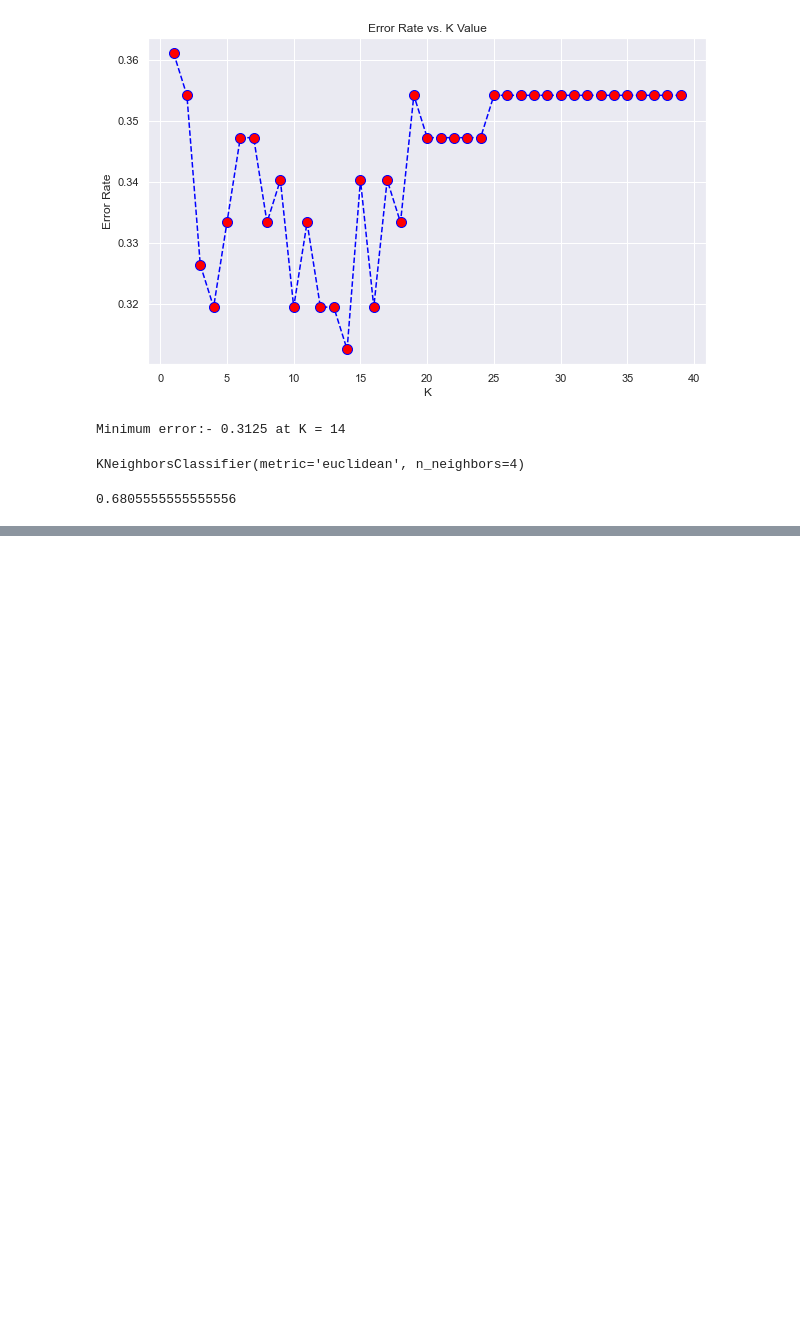
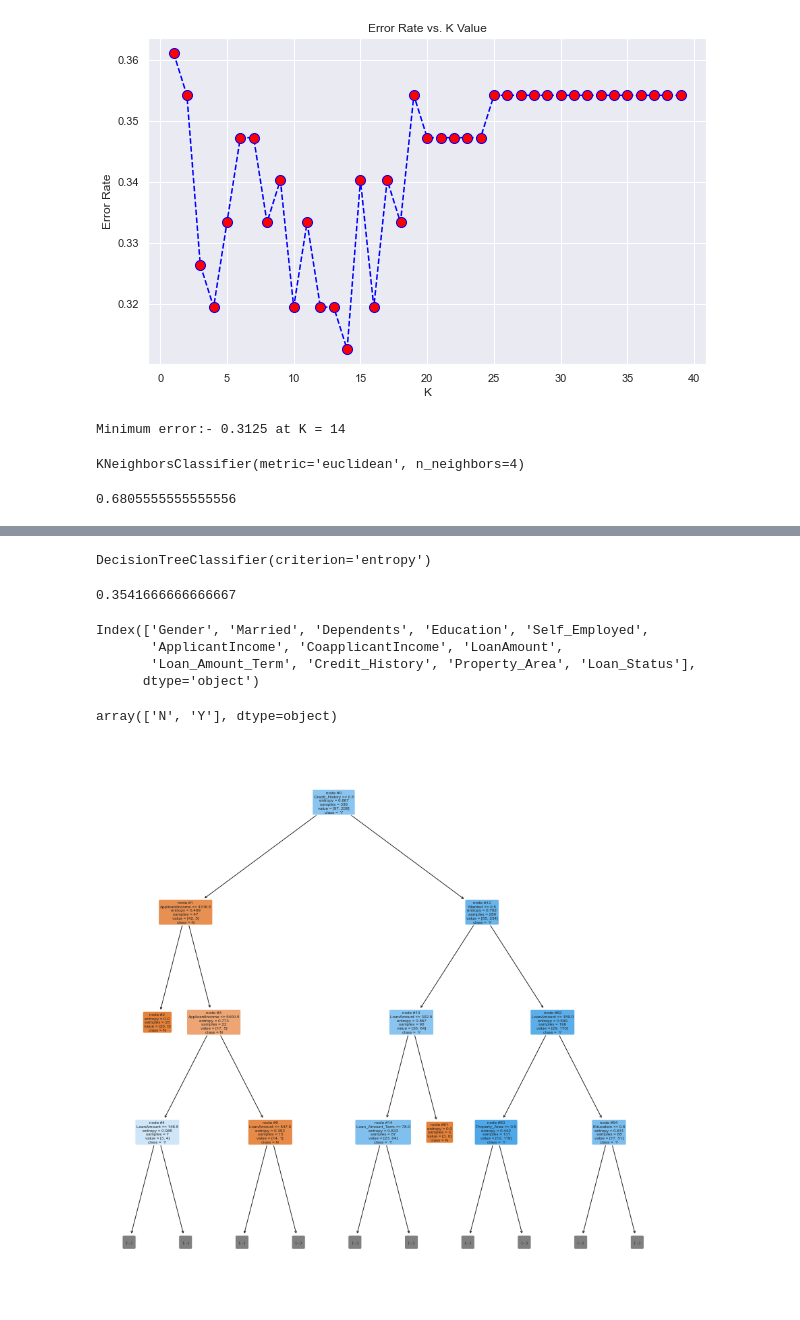
Before and after one commit to ArunitaYen/MachineLearningClassification, a Jupyter notebook: LoanPrediction/LoanPrediction.ipynb, the cells around one changed output, grey strips where cells are left out. Saved outputs shown, nothing was run; the diff lists cells and outputs as text; code cells hidden in the pictures; blank space fills up the shorter version.

```diff
--- a/LoanPrediction/LoanPrediction.ipynb
+++ b/LoanPrediction/LoanPrediction.ipynb
@@ -285,0 +339,13 @@ X_train[cat] = X_train[cat].apply(LabelEncoder().fit_transform)
+# %%
+from sklearn.tree import DecisionTreeClassifier as dtree
+dt = dtree(
+           criterion="entropy",
+           max_depth=None
+
+           )
+
+_=dt.fit(X_train,y_train)
+# %%
+dt.fit(X_train,y_train)
+# %% [output]
+DecisionTreeClassifier(criterion='entropy')
@@ -285,0 +354,32 @@ X_train[cat] = X_train[cat].apply(LabelEncoder().fit_transform)
+# %%
+np.sum((y_test == y_pred))/y_test.size
+# %% [output]
+0.3541666666666667
+# %%
+bankData.columns
+# %% [output]
+Index(['Gender', 'Married', 'Dependents', 'Education', 'Self_Employed',
+       'ApplicantIncome', 'CoapplicantIncome', 'LoanAmount',
+       'Loan_Amount_Term', 'Credit_History', 'Property_Area', 'Loan_Status'],
+      dtype='object')
+# %%
+bankData['Loan_Status'].unique()
+# %% [output]
+array(['N', 'Y'], dtype=object)
+# %%
+_=plt.figure(figsize=(15,15))
+_=plot_tree(
+            dt,
+            max_depth = 3,  # Draw upto depth of 3
+            rounded = True, # Rounded boxes
+            filled = True,  # Boxes filled with color
+            impurity = True,# Show impurity level
+            node_ids = True,# Display node_id
+            feature_names = ['Gender', 'Married', 'Dependents', 'Education', 'Self_Employed',
+       'ApplicantIncome', 'CoapplicantIncome', 'LoanAmount','Loan_Amount_Term', 'Credit_History', 'Property_Area'],
+            class_names = ['N',' Y']
+            )
+
+_=plt.show()
+# %% [output]
+[figure, added]
```
Also changed, not shown: parts of 16 cells of this notebook.
